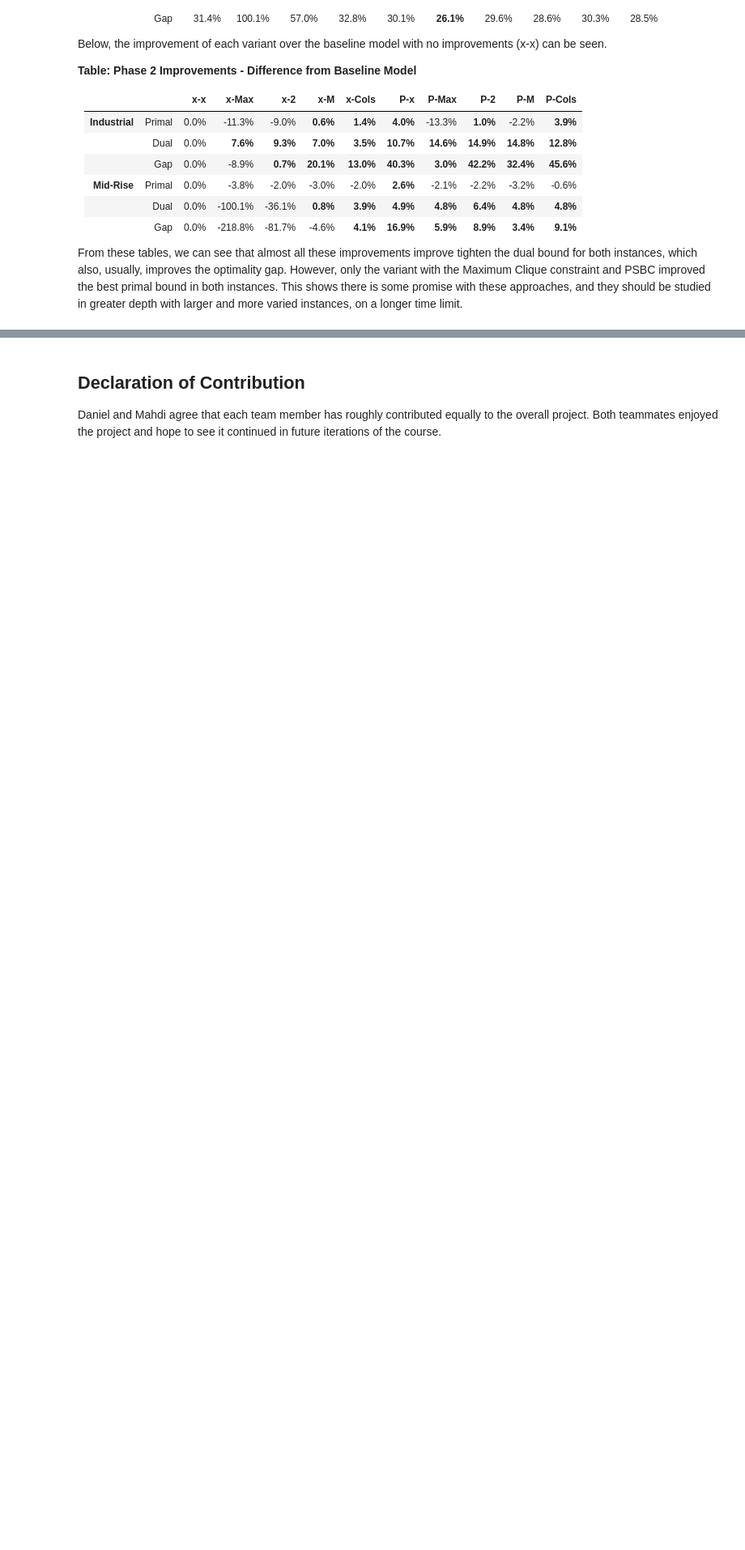
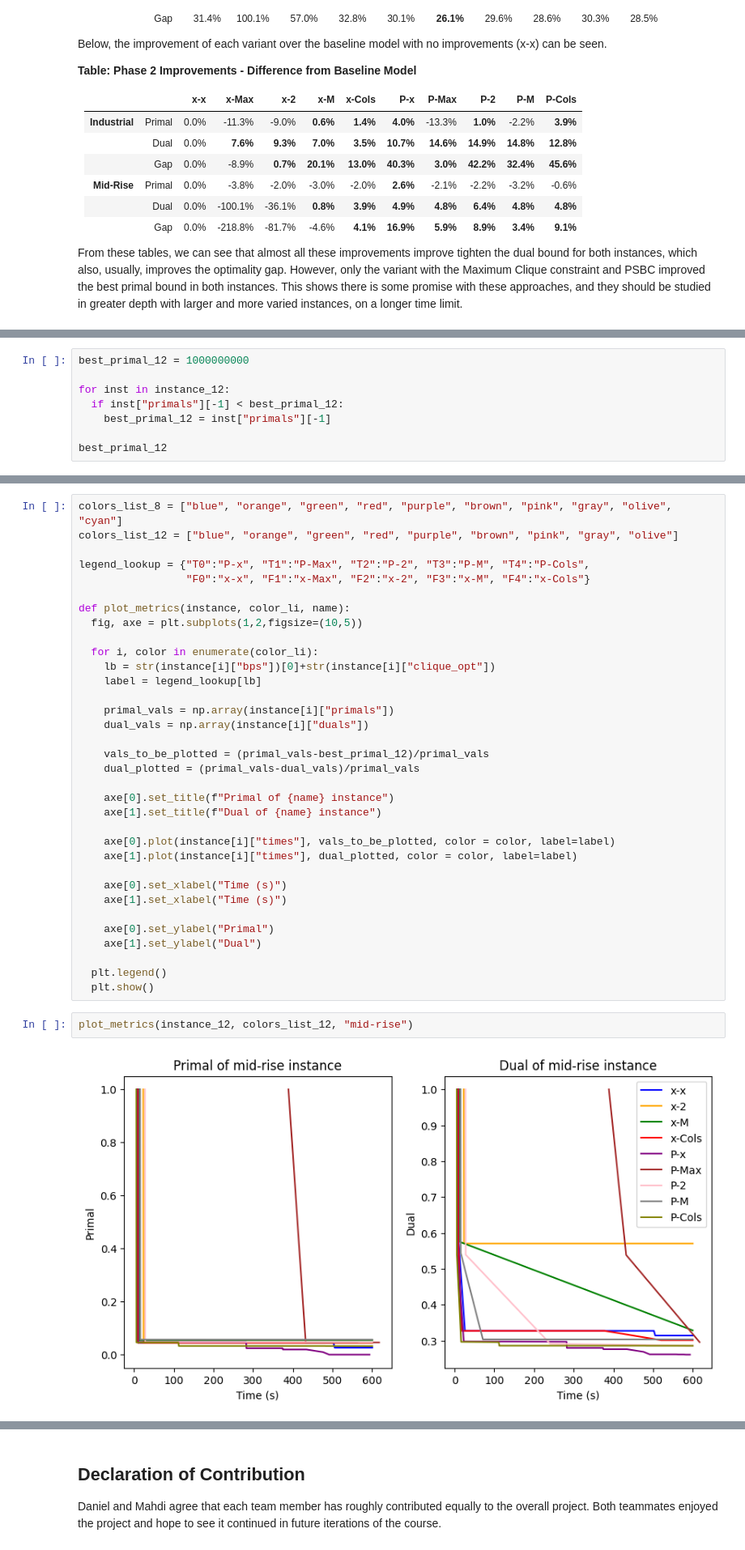
Before and after one commit to mainbrm1380/MIE1603-1653, a Jupyter notebook: MIE1603-1653-Group4-Report.ipynb, the cells around one changed output, grey strips where cells are left out. Shown at 81% size. Saved outputs shown, nothing was run; the diff lists cells and outputs as text; blank space fills up the shorter version.

```diff
--- a/MIE1603-1653-Group4-Report.ipynb
+++ b/MIE1603-1653-Group4-Report.ipynb
@@ -1392,0 +1449,8 @@ From these tables, we can see that almost all these improvements improve tighten
+# %%
+best_primal_12 = 1000000000
+
+for inst in instance_12:
+  if inst["primals"][-1] < best_primal_12:
+    best_primal_12 = inst["primals"][-1]
+
+best_primal_12
@@ -1392,0 +1469,38 @@ From these tables, we can see that almost all these improvements improve tighten
+# %%
+colors_list_8 = ["blue", "orange", "green", "red", "purple", "brown", "pink", "gray", "olive", "cyan"]
+colors_list_12 = ["blue", "orange", "green", "red", "purple", "brown", "pink", "gray", "olive"]
+
+legend_lookup = {"T0":"P-x", "T1":"P-Max", "T2":"P-2", "T3":"P-M", "T4":"P-Cols",
+                 "F0":"x-x", "F1":"x-Max", "F2":"x-2", "F3":"x-M", "F4":"x-Cols"}
+
+def plot_metrics(instance, color_li, name):
+  fig, axe = plt.subplots(1,2,figsize=(10,5))
+
+  for i, color in enumerate(color_li):
+    lb = str(instance[i]["bps"])[0]+str(instance[i]["clique_opt"])
+    label = legend_lookup[lb]
+
+    primal_vals = np.array(instance[i]["primals"])
+    dual_vals = np.array(instance[i]["duals"])
+
+    vals_to_be_plotted = (primal_vals-best_primal_12)/primal_vals
+    dual_plotted = (primal_vals-dual_vals)/primal_vals
+
+    axe[0].set_title(f"Primal of {name} instance")
+    axe[1].set_title(f"Dual of {name} instance")
+
+    axe[0].plot(instance[i]["times"], vals_to_be_plotted, color = color, label=label)
+    axe[1].plot(instance[i]["times"], dual_plotted, color = color, label=label)
+
+    axe[0].set_xlabel("Time (s)")
+    axe[1].set_xlabel("Time (s)")
+
+    axe[0].set_ylabel("Primal")
+    axe[1].set_ylabel("Dual")
+
+  plt.legend()
+  plt.show()
+# %%
+plot_metrics(instance_12, colors_list_12, "mid-rise")
+# %% [output]
+[figure, added]
```
Also changed, not shown: parts of 8 cells of this notebook.
